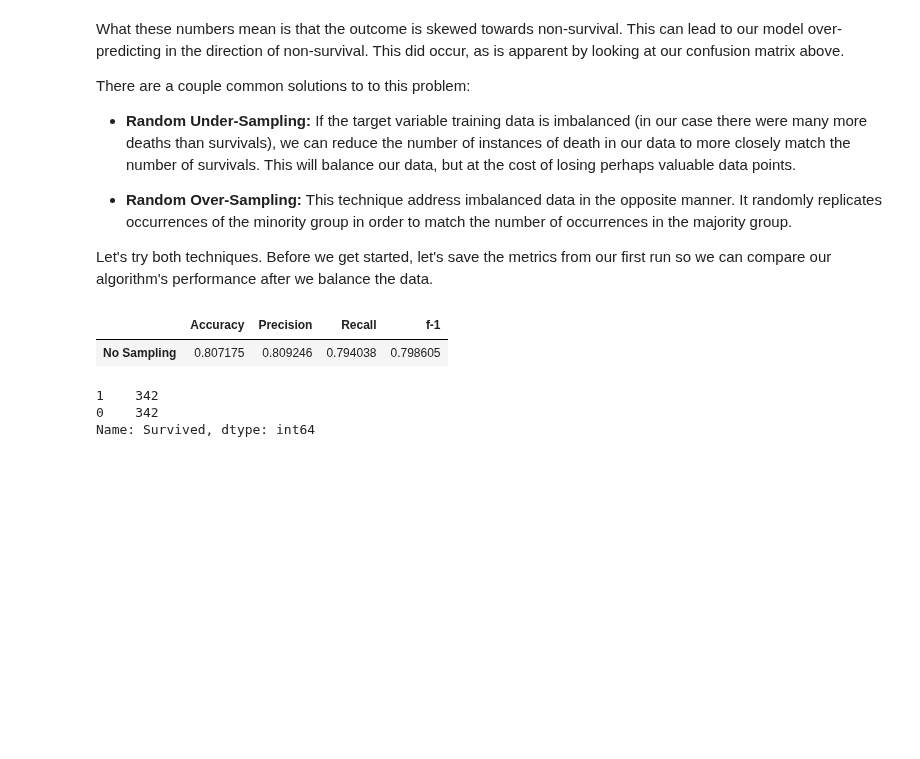
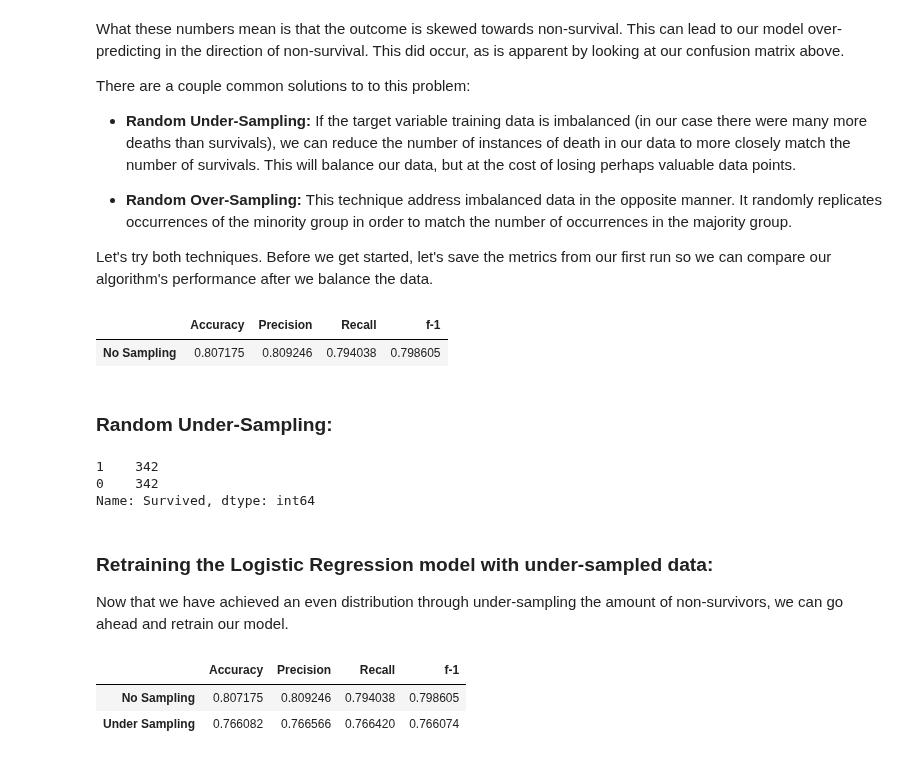
Before and after one commit to wcneill/ml-from-scratch, a Jupyter notebook: kaggle/titanic/titanic_ml.ipynb, the cells around one changed output. Drawn from its saved outputs; the diff is of its cells as text; code cells hidden in the pictures; blank space fills up the shorter version.

```diff
--- a/kaggle/titanic/titanic_ml.ipynb
+++ b/kaggle/titanic/titanic_ml.ipynb
@@ -590,4 +590,6 @@ comp_df
 # %% [output]
 |  | Accuracy | Precision | Recall | f-1 |
 | No Sampling | 0.807175 | 0.809246 | 0.794038 | 0.798605 |
+# %% [markdown]
+### Random Under-Sampling:
 # %%
@@ -612,4 +612,7 @@ train_us_df.Survived.value_counts()
 1    342
 0    342
 Name: Survived, dtype: int64
+# %% [markdown]
+### Retraining the Logistic Regression model with under-sampled data:
+Now that we have achieved an even distribution through under-sampling the amount of non-survivors, we can go ahead and retrain our model.
 # %%
@@ -622,16 +623,21 @@ x_train, x_test, y_train, y_test = model_selection.train_test_split(X, Y, test_s
 # %%
 # Test model on undersampled data:
 classifier_us = LogisticRegression()
 classifier_us.fit(x_train, y_train)
 y_pred = classifier_us.predict(x_test)
 
 # metrics.plot_confusion_matrix(classifier_us, x_test, y_test)
 # plt.grid(None)
 
 comp_us_df =pd.DataFrame({'Accuracy':metrics.accuracy_score(y_test, y_pred),
                            'Precision':metrics.precision_score(y_test, y_pred, average='macro'),
                            'Recall':metrics.recall_score(y_test, y_pred, average='macro'),
                            'f-1':metrics.f1_score(y_test, y_pred, average='macro')},
                           index=['Under Sampling'])
 
 comp_df = pd.concat([comp_df, comp_us_df], axis = 0)
+comp_df
+# %% [output]
+|  | Accuracy | Precision | Recall | f-1 |
+| No Sampling | 0.807175 | 0.809246 | 0.794038 | 0.798605 |
+| Under Sampling | 0.766082 | 0.766566 | 0.766420 | 0.766074 |
```
Also changed, not shown: parts of 11 cells of this notebook.
